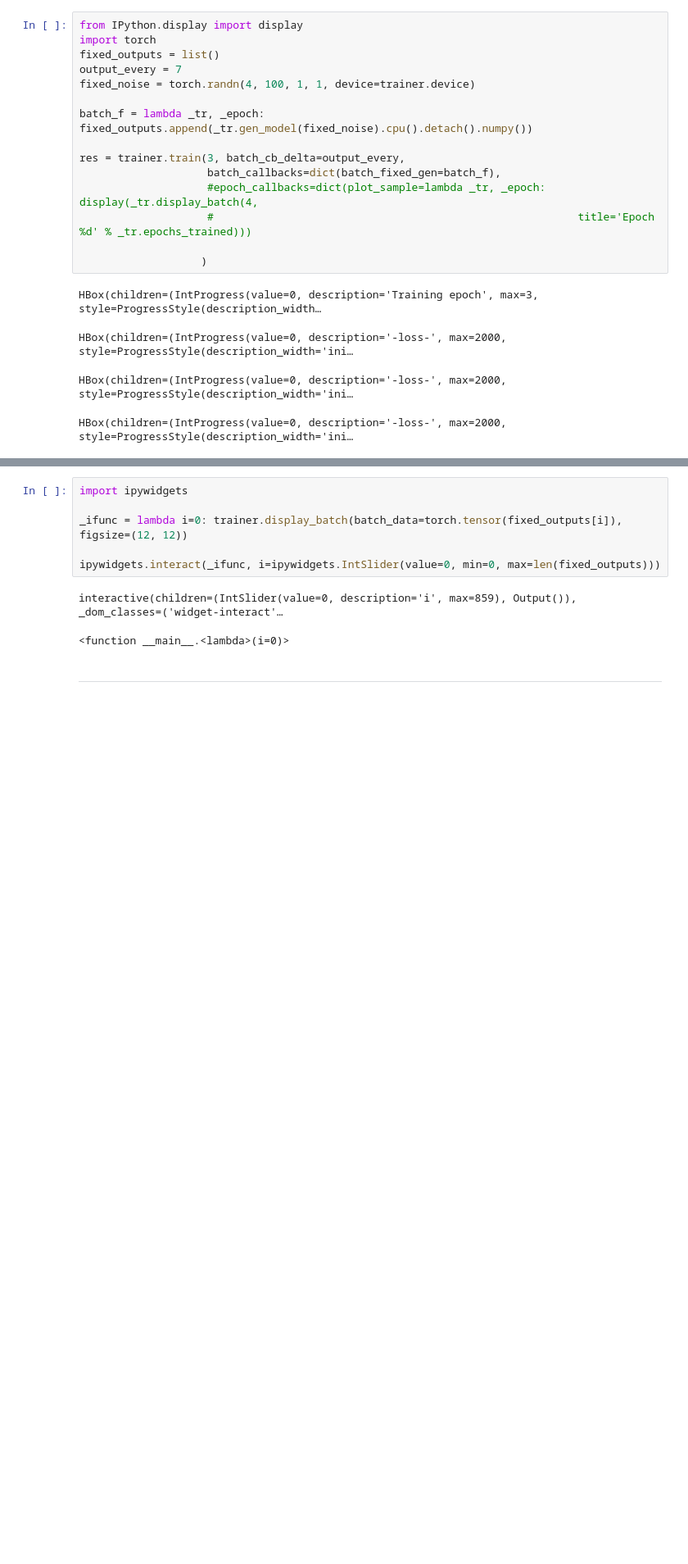
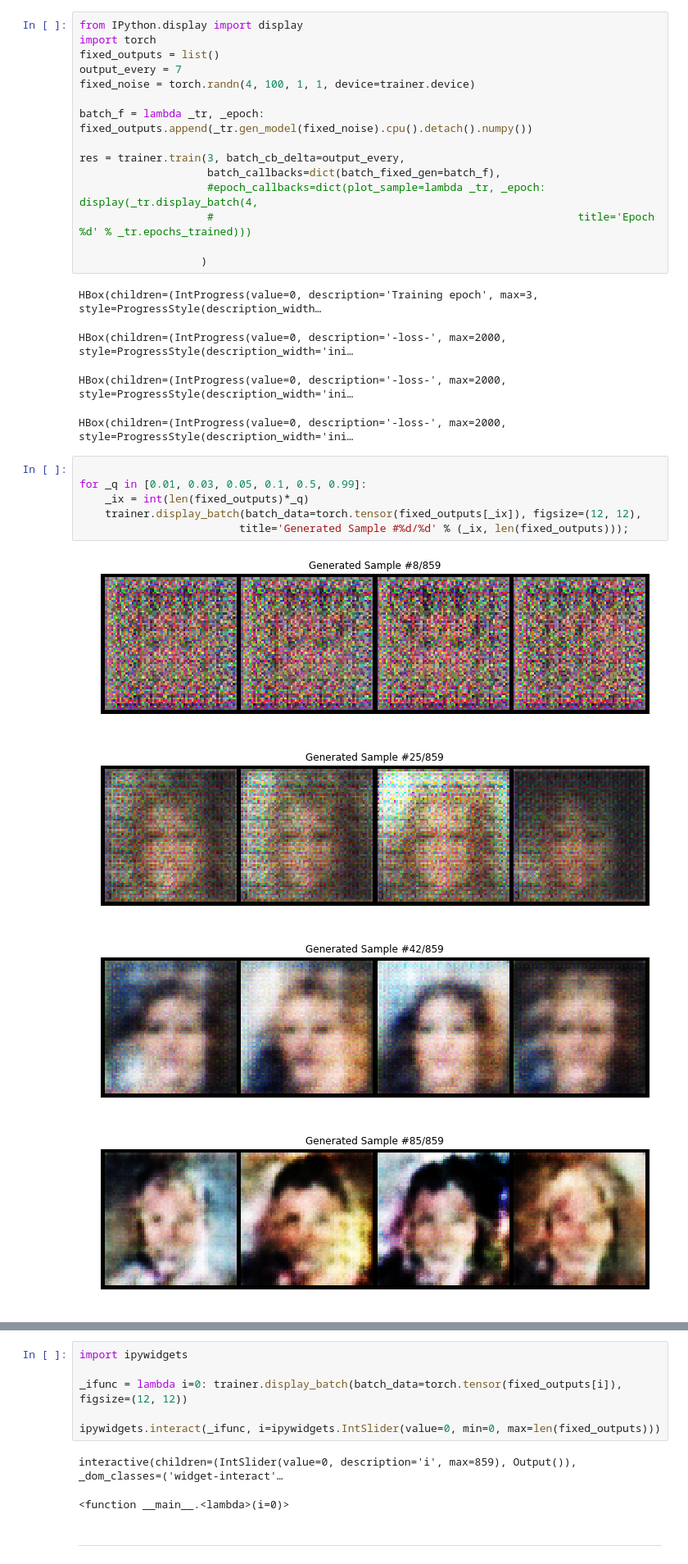
Before and after one commit to danmar3/AssociativeGAN, a Jupyter notebook: notebooks/torch_celeb_faces_gan.ipynb, the cells around one changed output, grey strips where cells are left out. Shown at 82% size. Saved outputs shown, nothing was run; the diff lists cells and outputs as text; blank space fills up the shorter version.

Commit message:
Add simple display loop over samples
Widget displays don't render in static HTML versions of notebook.

```diff
--- a/notebooks/torch_celeb_faces_gan.ipynb
+++ b/notebooks/torch_celeb_faces_gan.ipynb
@@ -108,3 +108,14 @@ HBox(children=(IntProgress(value=0, description='Training epoch', max=3, style=P
 HBox(children=(IntProgress(value=0, description='-loss-', max=2000, style=ProgressStyle(description_width='ini…
 HBox(children=(IntProgress(value=0, description='-loss-', max=2000, style=ProgressStyle(description_width='ini…
 HBox(children=(IntProgress(value=0, description='-loss-', max=2000, style=ProgressStyle(description_width='ini…
+# %%
+
+for _q in [0.01, 0.03, 0.05, 0.1, 0.5, 0.99]:
+    _ix = int(len(fixed_outputs)*_q)
+    trainer.display_batch(batch_data=torch.tensor(fixed_outputs[_ix]), figsize=(12, 12),
+                         title='Generated Sample #%d/%d' % (_ix, len(fixed_outputs)));
+# %% [output]
+[figure, added]
+[figure, added]
+[figure, added]
+[figure, added]
```
Also changed, not shown: parts of 1 cell of this notebook.
